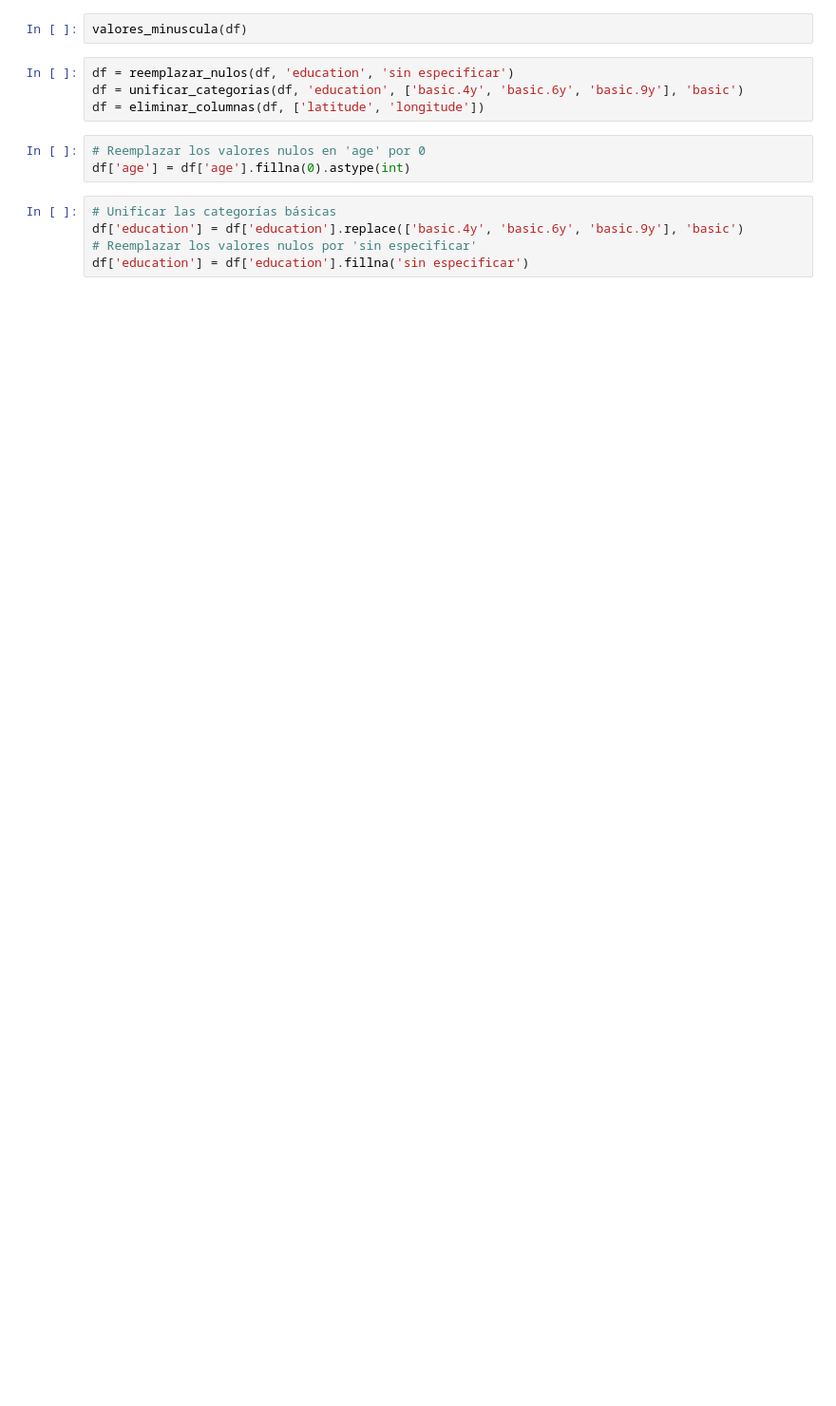
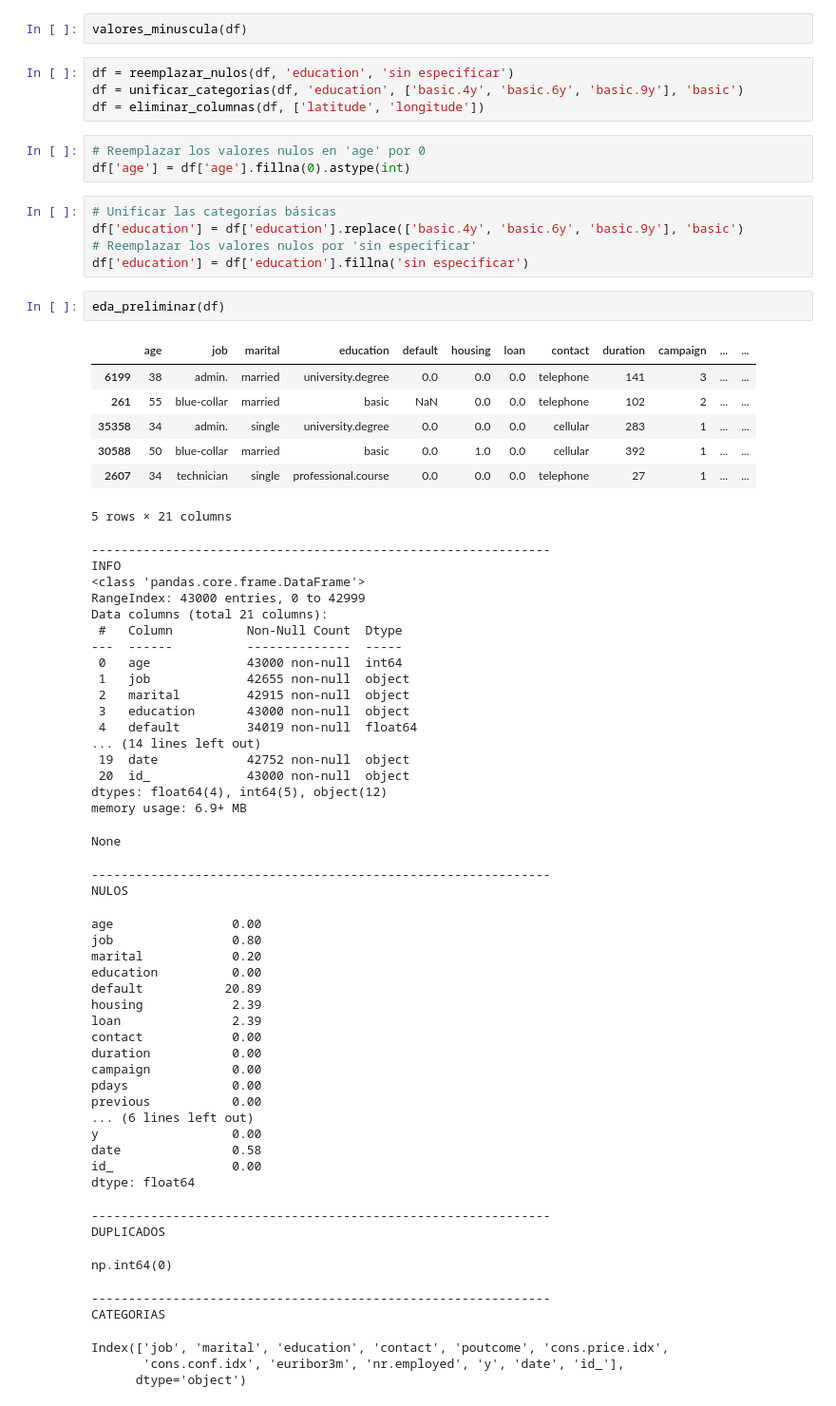
Before and after one commit to LaraHueli/EDA_Bank_Marketing_Analysis, a Jupyter notebook: Jupyter/limpieza.ipynb, the cells around one changed output. Shown at 95% size. Saved outputs shown, nothing was run; the diff lists cells and outputs as text; blank space fills up the shorter version.

```diff
--- a/Jupyter/limpieza.ipynb
+++ b/Jupyter/limpieza.ipynb
@@ -99,3 +29,58 @@ df['age'] = df['age'].fillna(0).astype(int)
 df['education'] = df['education'].replace(['basic.4y', 'basic.6y', 'basic.9y'], 'basic')
 # Reemplazar los valores nulos por 'sin especificar'
 df['education'] = df['education'].fillna('sin especificar')
+# %%
+eda_preliminar(df)
+# %% [output]
+|  | age | job | marital | education | default | housing | loan | contact | duration | campaign | ... | ... |
+| 6199 | 38 | admin. | married | university.degree | 0.0 | 0.0 | 0.0 | telephone | 141 | 3 | ... | ... |
+| 261 | 55 | blue-collar | married | basic | NaN | 0.0 | 0.0 | telephone | 102 | 2 | ... | ... |
+| 35358 | 34 | admin. | single | university.degree | 0.0 | 0.0 | 0.0 | cellular | 283 | 1 | ... | ... |
+| 30588 | 50 | blue-collar | married | basic | 0.0 | 1.0 | 0.0 | cellular | 392 | 1 | ... | ... |
+| 2607 | 34 | technician | single | professional.course | 0.0 | 0.0 | 0.0 | telephone | 27 | 1 | ... | ... |
+5 rows × 21 columns
+--------------------------------------------------------------
+INFO
+<class 'pandas.core.frame.DataFrame'>
+RangeIndex: 43000 entries, 0 to 42999
+Data columns (total 21 columns):
+ #   Column          Non-Null Count  Dtype
+---  ------          --------------  -----
+ 0   age             43000 non-null  int64
+ 1   job             42655 non-null  object
+ 2   marital         42915 non-null  object
+ 3   education       43000 non-null  object
+ 4   default         34019 non-null  float64
+... (14 lines left out)
+ 19  date            42752 non-null  object
+ 20  id_             43000 non-null  object
+dtypes: float64(4), int64(5), object(12)
+memory usage: 6.9+ MB
+None
+--------------------------------------------------------------
+NULOS
+age                0.00
+job                0.80
+marital            0.20
+education          0.00
+default           20.89
+housing            2.39
+loan               2.39
+contact            0.00
+duration           0.00
+campaign           0.00
+pdays              0.00
+previous           0.00
+... (6 lines left out)
+y                  0.00
+date               0.58
+id_                0.00
+dtype: float64
+--------------------------------------------------------------
+DUPLICADOS
+np.int64(0)
+--------------------------------------------------------------
+CATEGORIAS
+Index(['job', 'marital', 'education', 'contact', 'poutcome', 'cons.price.idx',
+       'cons.conf.idx', 'euribor3m', 'nr.employed', 'y', 'date', 'id_'],
+      dtype='object')
```
Also changed, not shown: parts of 4 cells of this notebook, 1 other file.
